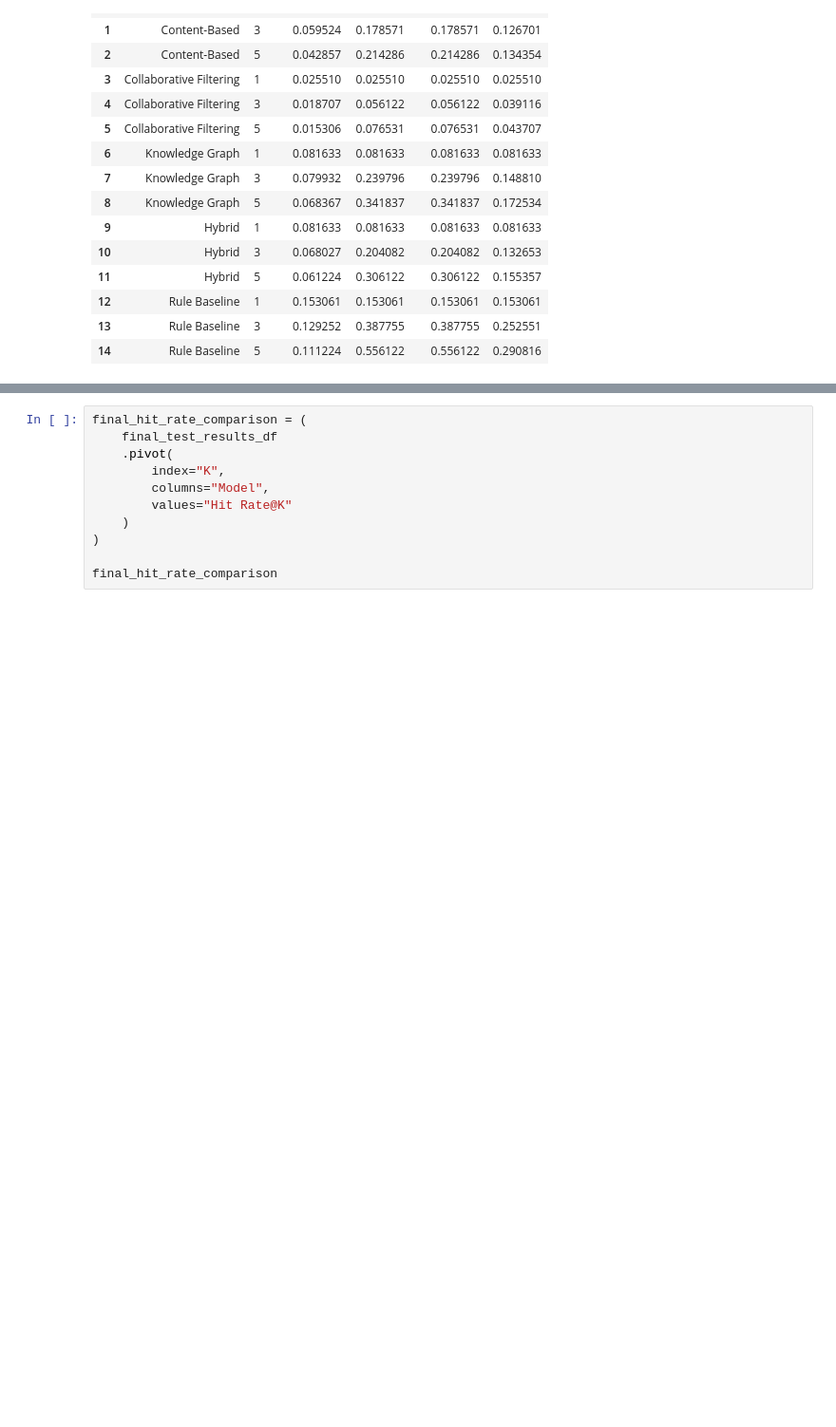
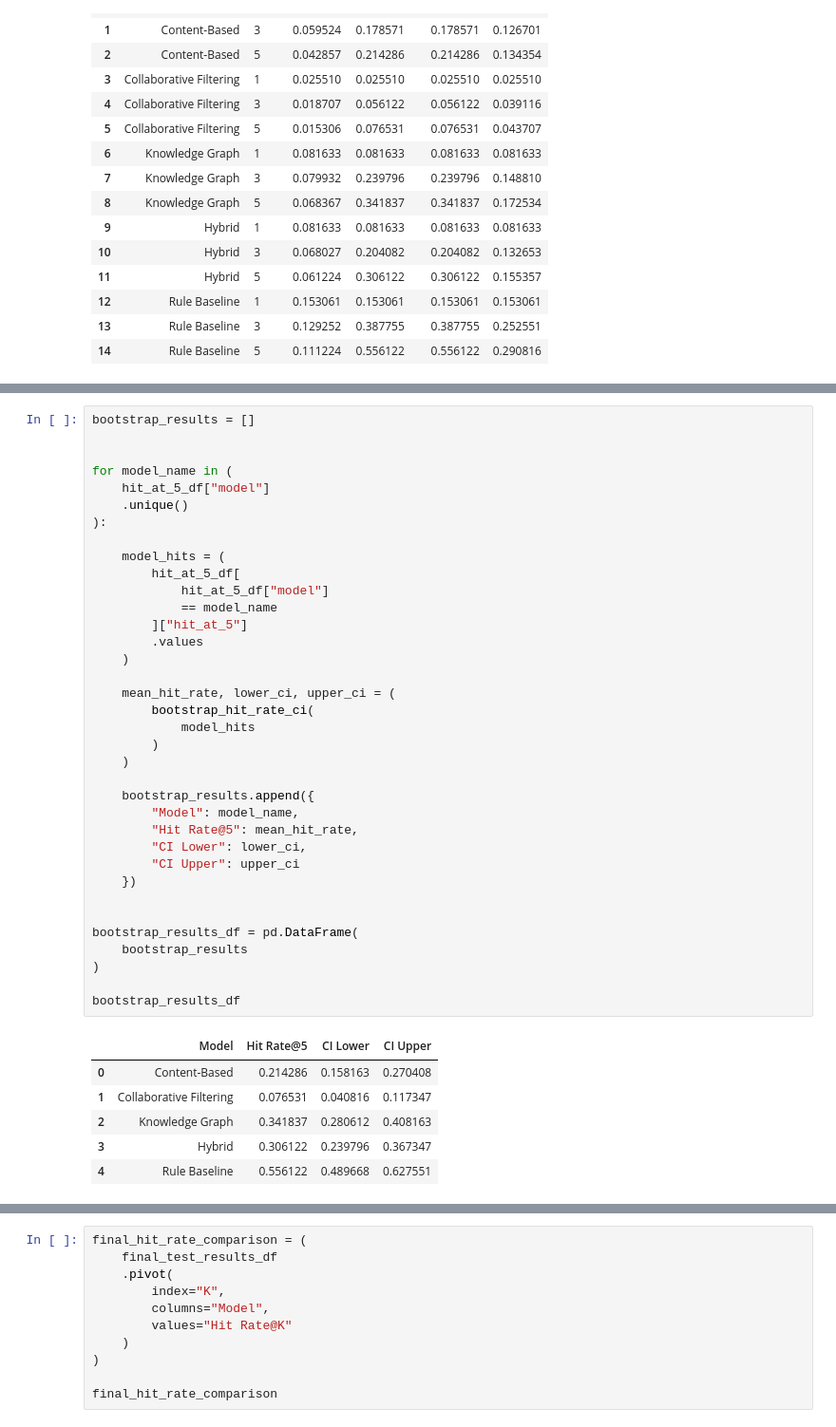
Before and after one commit to Sagooparneet/task-allocation-recommender, a Jupyter notebook: notebooks/06_model_evaluation.ipynb, the cells around one changed output, grey strips where cells are left out. Shown at 95% size. Saved outputs shown, nothing was run; the diff lists cells and outputs as text; blank space fills up the shorter version.

```diff
--- a/notebooks/06_model_evaluation.ipynb
+++ b/notebooks/06_model_evaluation.ipynb
@@ -1346,0 +1491,43 @@ final_test_results_df
+# %%
+bootstrap_results = []
+
+
+for model_name in (
+    hit_at_5_df["model"]
+    .unique()
+):
+
+    model_hits = (
+        hit_at_5_df[
+            hit_at_5_df["model"]
+            == model_name
+        ]["hit_at_5"]
+        .values
+    )
+
+    mean_hit_rate, lower_ci, upper_ci = (
+        bootstrap_hit_rate_ci(
+            model_hits
+        )
+    )
+
+    bootstrap_results.append({
+        "Model": model_name,
+        "Hit Rate@5": mean_hit_rate,
+        "CI Lower": lower_ci,
+        "CI Upper": upper_ci
+    })
+
+
+bootstrap_results_df = pd.DataFrame(
+    bootstrap_results
+)
+
+bootstrap_results_df
+# %% [output]
+|  | Model | Hit Rate@5 | CI Lower | CI Upper |
+| 0 | Content-Based | 0.214286 | 0.158163 | 0.270408 |
+| 1 | Collaborative Filtering | 0.076531 | 0.040816 | 0.117347 |
+| 2 | Knowledge Graph | 0.341837 | 0.280612 | 0.408163 |
+| 3 | Hybrid | 0.306122 | 0.239796 | 0.367347 |
+| 4 | Rule Baseline | 0.556122 | 0.489668 | 0.627551 |
```
Also changed, not shown: parts of 9 cells of this notebook, 4 other files.
